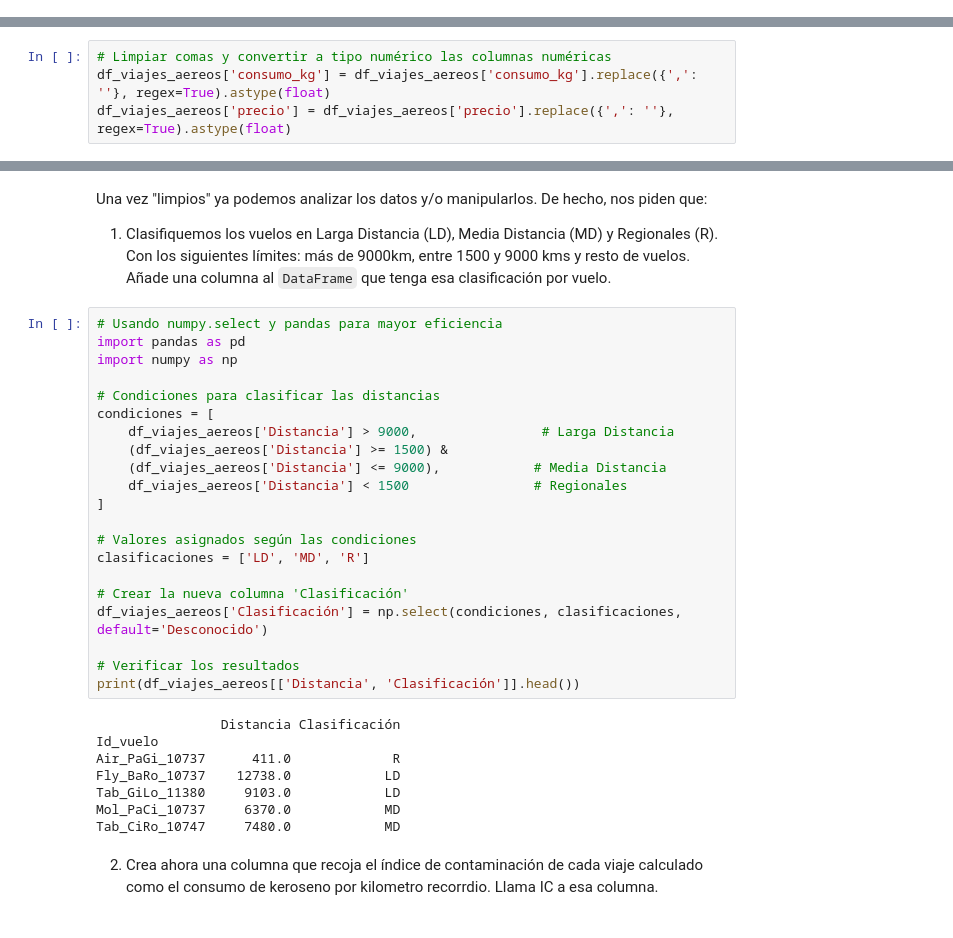
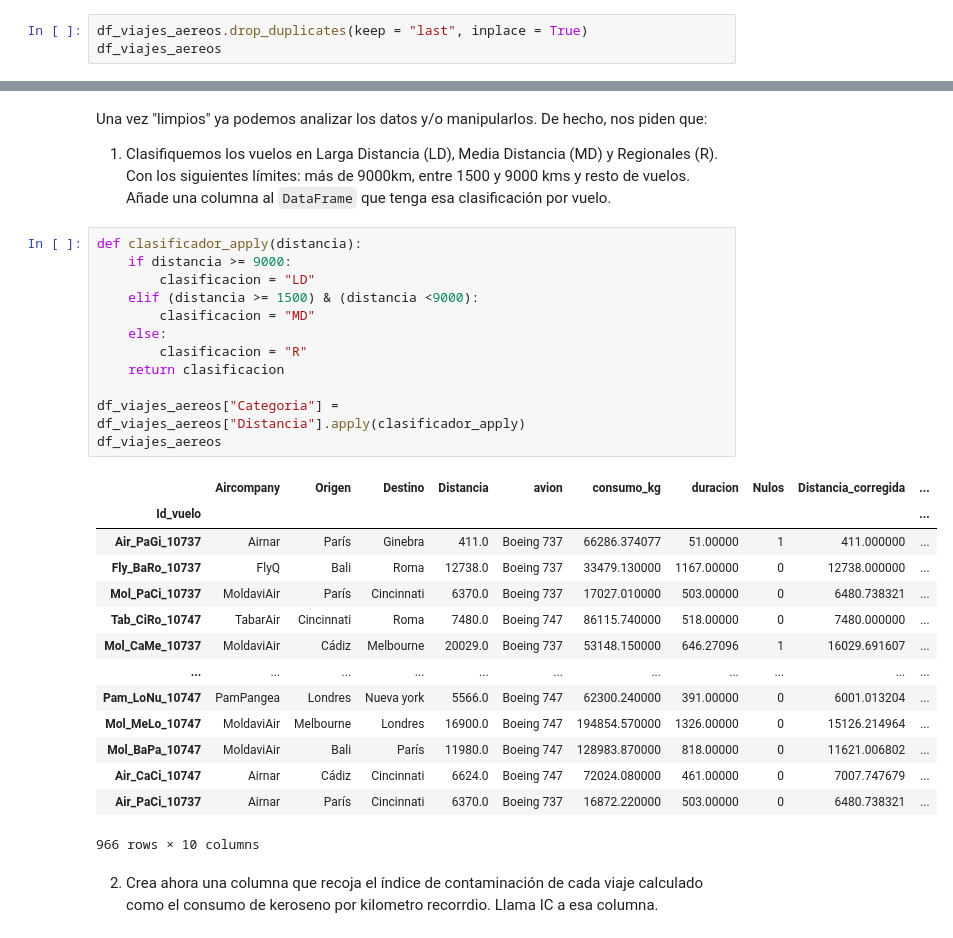
Before and after one commit to annahico/ONLINE_DS_THEBRIDGE_ANNA, a Jupyter notebook: 02_Programacion_y_Herramientas_Avanzadas/Sprint_04/Unidad_02/Practica_Obligatoria/18_Practica_Obligatoria_Pandas_II.ipynb, the cells around one changed output, grey strips where cells are left out. Drawn from its saved outputs; the diff is of its cells as text.

```diff
--- a/02_Programacion_y_Herramientas_Avanzadas/Sprint_04/Unidad_02/Practica_Obligatoria/18_Practica_Obligatoria_Pandas_II.ipynb
+++ b/02_Programacion_y_Herramientas_Avanzadas/Sprint_04/Unidad_02/Practica_Obligatoria/18_Practica_Obligatoria_Pandas_II.ipynb
@@ -123,0 +174,3 @@ Filas después de eliminar duplicados: 972
+# %%
+df_viajes_aereos.drop_duplicates(keep = "last", inplace = True)
+df_viajes_aereos
@@ -190,6 +334,2 @@ Series([], dtype: int64)
 # %% [markdown]
 7. Ahora sobre el `DataFrame` resultante, corrije las columnas que tengan valores "sucios" (comas equivocadas, valores extraños que no nulos, etc)
-# %%
-# Limpiar comas y convertir a tipo numérico las columnas numéricas
-df_viajes_aereos['consumo_kg'] = df_viajes_aereos['consumo_kg'].replace({',': ''}, regex=True).astype(float)
-df_viajes_aereos['precio'] = df_viajes_aereos['precio'].replace({',': ''}, regex=True).astype(float)
@@ -201,34 +346,32 @@ KeyError: 'precio'
 Una vez "limpios" ya podemos analizar los datos y/o manipularlos. De hecho, nos piden que:
 
 1. Clasifiquemos los vuelos en Larga Distancia (LD), Media Distancia (MD) y Regionales (R). Con los siguientes límites: más de 9000km, entre 1500 y 9000 kms y resto de vuelos. Añade una columna al `DataFrame` que tenga esa clasificación por vuelo.
-# %%
-# Usando numpy.select y pandas para mayor eficiencia
-import pandas as pd
-import numpy as np
-
-# Condiciones para clasificar las distancias
-condiciones = [
-    df_viajes_aereos['Distancia'] > 9000,                # Larga Distancia
-    (df_viajes_aereos['Distancia'] >= 1500) &
-    (df_viajes_aereos['Distancia'] <= 9000),            # Media Distancia
-    df_viajes_aereos['Distancia'] < 1500                # Regionales
-]
-
-# Valores asignados según las condiciones
-clasificaciones = ['LD', 'MD', 'R']
-
-# Crear la nueva columna 'Clasificación'
-df_viajes_aereos['Clasificación'] = np.select(condiciones, clasificaciones, default='Desconocido')
-
-# Verificar los resultados
-print(df_viajes_aereos[['Distancia', 'Clasificación']].head())
-# %% [output]
-                Distancia Clasificación
-Id_vuelo
-Air_PaGi_10737      411.0             R
-Fly_BaRo_10737    12738.0            LD
-Tab_GiLo_11380     9103.0            LD
-Mol_PaCi_10737     6370.0            MD
-Tab_CiRo_10747     7480.0            MD
+# %%
+def clasificador_apply(distancia):
+    if distancia >= 9000:
+        clasificacion = "LD"
+    elif (distancia >= 1500) & (distancia <9000):
+        clasificacion = "MD"
+    else:
+        clasificacion = "R"
+    return clasificacion
+
+df_viajes_aereos["Categoria"] = df_viajes_aereos["Distancia"].apply(clasificador_apply)
+df_viajes_aereos
+# %% [output]
+|  | Aircompany | Origen | Destino | Distancia | avion | consumo_kg | duracion | Nulos | Distancia_corregida | ... |
+| Id_vuelo |  |  |  |  |  |  |  |  |  | ... |
+| Air_PaGi_10737 | Airnar | París | Ginebra | 411.0 | Boeing 737 | 66286.374077 | 51.00000 | 1 | 411.000000 | ... |
+| Fly_BaRo_10737 | FlyQ | Bali | Roma | 12738.0 | Boeing 737 | 33479.130000 | 1167.00000 | 0 | 12738.000000 | ... |
+| Mol_PaCi_10737 | MoldaviAir | París | Cincinnati | 6370.0 | Boeing 737 | 17027.010000 | 503.00000 | 0 | 6480.738321 | ... |
+| Tab_CiRo_10747 | TabarAir | Cincinnati | Roma | 7480.0 | Boeing 747 | 86115.740000 | 518.00000 | 0 | 7480.000000 | ... |
+| Mol_CaMe_10737 | MoldaviAir | Cádiz | Melbourne | 20029.0 | Boeing 737 | 53148.150000 | 646.27096 | 1 | 16029.691607 | ... |
+| ... | ... | ... | ... | ... | ... | ... | ... | ... | ... | ... |
+| Pam_LoNu_10747 | PamPangea | Londres | Nueva york | 5566.0 | Boeing 747 | 62300.240000 | 391.00000 | 0 | 6001.013204 | ... |
+| Mol_MeLo_10747 | MoldaviAir | Melbourne | Londres | 16900.0 | Boeing 747 | 194854.570000 | 1326.00000 | 0 | 15126.214964 | ... |
+| Mol_BaPa_10747 | MoldaviAir | Bali | París | 11980.0 | Boeing 747 | 128983.870000 | 818.00000 | 0 | 11621.006802 | ... |
+| Air_CaCi_10747 | Airnar | Cádiz | Cincinnati | 6624.0 | Boeing 747 | 72024.080000 | 461.00000 | 0 | 7007.747679 | ... |
+| Air_PaCi_10737 | Airnar | París | Cincinnati | 6370.0 | Boeing 737 | 16872.220000 | 503.00000 | 0 | 6480.738321 | ... |
+966 rows × 10 columns
 # %% [markdown]
 2. Crea ahora una columna que recoja el índice de contaminación de cada viaje calculado como el consumo de keroseno por kilometro recorrdio. Llama IC a esa columna.
```
Also changed, not shown: parts of 36 cells of this notebook.
